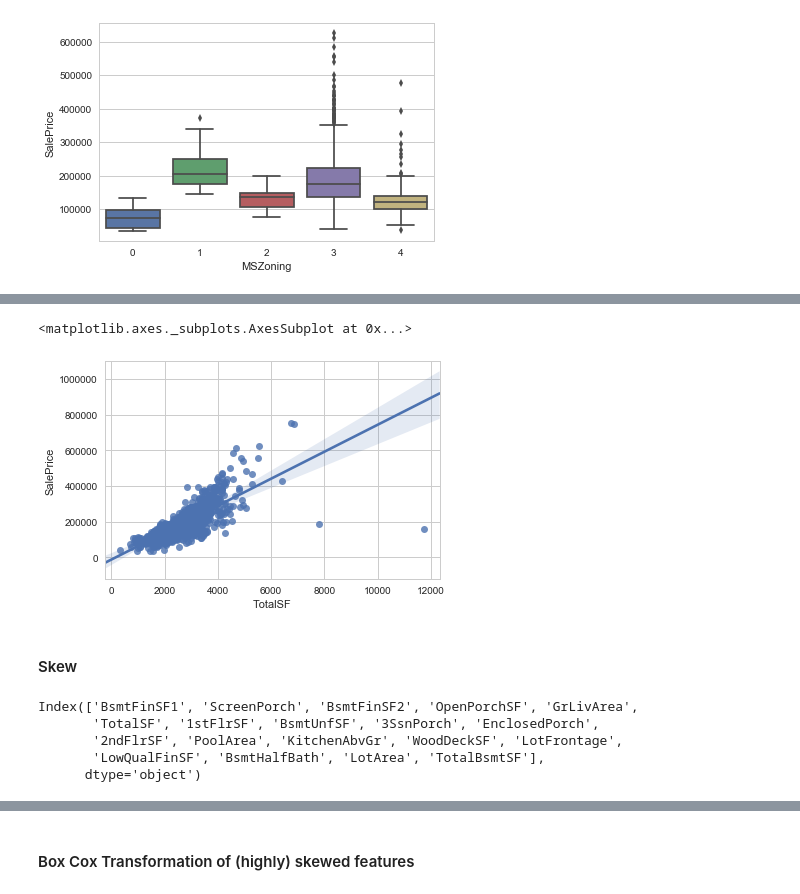
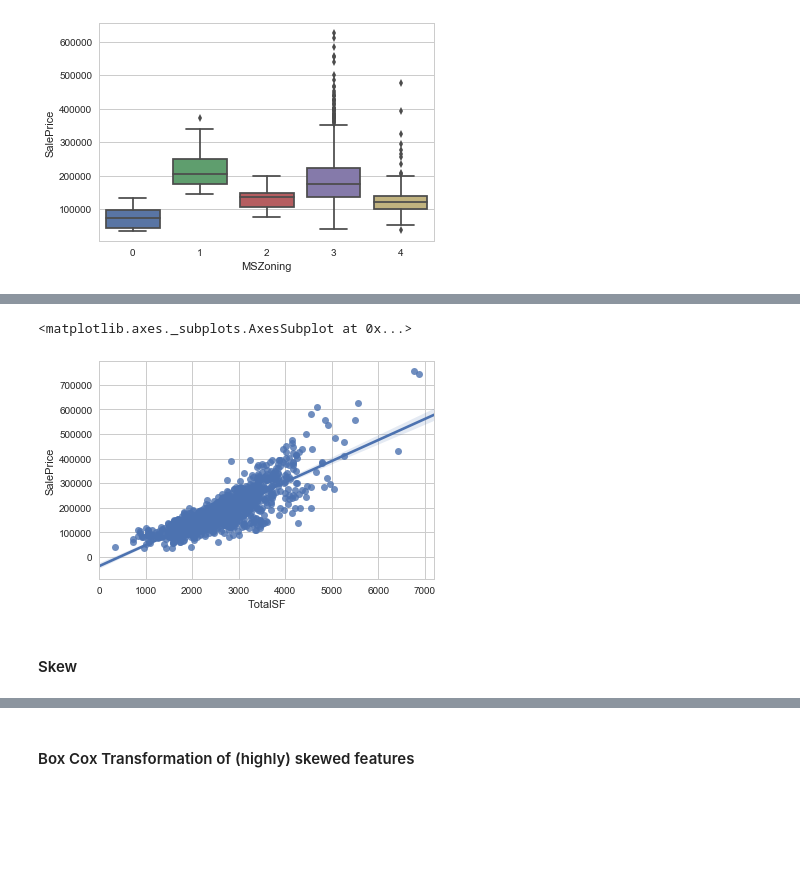
Before and after one commit to kkchuchu/kkchuchu.mushroom, a Jupyter notebook: kaggle/hp/House Prices- Advanced Regression Techniques.ipynb, the cells around one changed output, grey strips where cells are left out. Cells and saved outputs as stored; diff of their text form; code cells hidden in the pictures; blank space fills up the shorter version.

```diff
--- a/kaggle/hp/House Prices- Advanced Regression Techniques.ipynb
+++ b/kaggle/hp/House Prices- Advanced Regression Techniques.ipynb
@@ -78,20 +79,16 @@ all_data['SalePrice_log_1p'] = np.log1p(all_data['SalePrice'])
 # %%
 c_id = ['Id']
-c_cat = ['MSZoning', 'MSSubClass', 'LotShape', 'LandContour', 'Utilities', 'LotConfig', 'LandSlope',
-         'Neighborhood', 'Condition1', 'Condition2', 'BldgType', 'HouseStyle', 'OverallQual', 'OverallCond',
-         'RoofStyle', 'RoofMatl', 'Exterior1st', 'Exterior2nd', 'MasVnrType', 'ExterQual', 'ExterCond',
-        'Foundation', 'BsmtQual', 'BsmtCond', 'BsmtExposure', 'BsmtFinType1', 'BsmtFinType2', 'Heating',
-        'HeatingQC', 'CentralAir', 'Electrical', 'KitchenQual', 'Functional', 'FireplaceQu', 'PavedDrive',
-         'MiscVal', 'SaleType', 'SaleCondition', 'Street']
+c_cat = ['FireplaceQu', 'BsmtQual', 'BsmtCond', 'GarageQual', 'GarageCond',
+        'ExterQual', 'ExterCond','HeatingQC', 'PoolQC', 'KitchenQual', 'BsmtFinType1',
+        'BsmtFinType2', 'Functional', 'Fence', 'BsmtExposure', 'GarageFinish', 'LandSlope',
+        'LotShape', 'PavedDrive', 'Street', 'Alley', 'CentralAir', 'MSSubClass', 'OverallCond',
+        'YrSold', 'MoSold']
 c_num = ['LotArea', 'BedroomAbvGr', 'PoolArea', 'Fireplaces',
          'YearBuilt', 'TotRmsAbvGrd', 'BsmtFullBath', 'EnclosedPorch', '3SsnPorch',
          'FullBath', 'BsmtHalfBath', 'HalfBath', 'OpenPorchSF', 'ScreenPorch',
          '1stFlrSF', '2ndFlrSF', 'BsmtUnfSF', 'YrSold', 'MoSold',
          'KitchenAbvGr', 'GarageCars', 'LotFrontage', 'LowQualFinSF', 'YearRemodAdd',
          'GarageArea', 'BsmtFinSF1', 'GrLivArea', 'BsmtFinSF2', 'WoodDeckSF', 'TotalBsmtSF']
-c_ign = ['PoolQC', 'Fence', 'MiscFeature', 'FireplaceQu', 'Alley', 'GarageYrBlt', 'Utilities',
-           'MasVnrArea', 'GarageType', 'GarageFinish', 'GarageQual', 'GarageCond']
-c_fet = list(set(c_cat) | set(c_num) - set(c_ign))
 # %%
 dr.describe()
 # %% [output]
@@ -152,7 +149,6 @@ def do_fill_na(all_data):
 
     all_data['MSSubClass'] = all_data['MSSubClass'].fillna("None")
 
-    all_data = all_data.drop(['Utilities'], axis=1)
     return all_data
 # %%
 all_data = do_fill_na(all_data)
@@ -221,3 +167,11 @@ sns.distplot(train['SalePrice_log_1p'])
+# %%
+from sklearn.preprocessing import LabelEncoder
+# process columns, apply LabelEncoder to categorical features
+# LabelEncoder: http://sklearn.lzjqsdd.com/modules/preprocessing_targets.html
+for c in c_cat:
+    lbl = LabelEncoder()
+    lbl.fit(list(all_data[c].values))
+    all_data[c] = lbl.transform(list(all_data[c].values))
 # %% [markdown]
 #### MSSubClass vs SalePrice
 # %%
@@ -272,29 +204,9 @@ sns.regplot(x="2ndFlrSF", y="SalePrice", data=dr, color='b')
 # %%
-# Adding total sqfootage feature
-def do_create_total_sf(df):
-    global c_num
-    c_num = list(set(c_num + ['TotalSF']))
-    df['TotalSF'] = df['TotalBsmtSF'] + df['1stFlrSF'] + df['2ndFlrSF']
-    return df
-dr = do_create_total_sf(dr)
-sns.regplot(x="TotalSF", y="SalePrice", data=dr)
+# Adding total sf feature
+all_data['TotalSF'] = all_data['TotalBsmtSF'] + all_data['1stFlrSF'] + all_data['2ndFlrSF']
+sns.regplot(x="TotalSF", y="SalePrice", data=all_data)
 # %% [output]
 <matplotlib.axes._subplots.AxesSubplot at 0x...>
-[figure, old version]
+[figure, new version]
 # %% [markdown]
 #### Skew
-# %%
-from scipy.stats import skew
-from scipy.special import boxcox1p
-
-skewed = dr[c_num].apply(lambda x: skew(x.dropna().astype(float)))
-skewed = skewed[skewed > 0.75]
-skewed = skewed.index
-
-skewed
-# %% [output]
-Index(['BsmtFinSF1', 'ScreenPorch', 'BsmtFinSF2', 'OpenPorchSF', 'GrLivArea',
-       'TotalSF', '1stFlrSF', 'BsmtUnfSF', '3SsnPorch', 'EnclosedPorch',
-       '2ndFlrSF', 'PoolArea', 'KitchenAbvGr', 'WoodDeckSF', 'LotFrontage',
-       'LowQualFinSF', 'BsmtHalfBath', 'LotArea', 'TotalBsmtSF'],
-      dtype='object')
```
Also changed, not shown: parts of 35 cells of this notebook.
